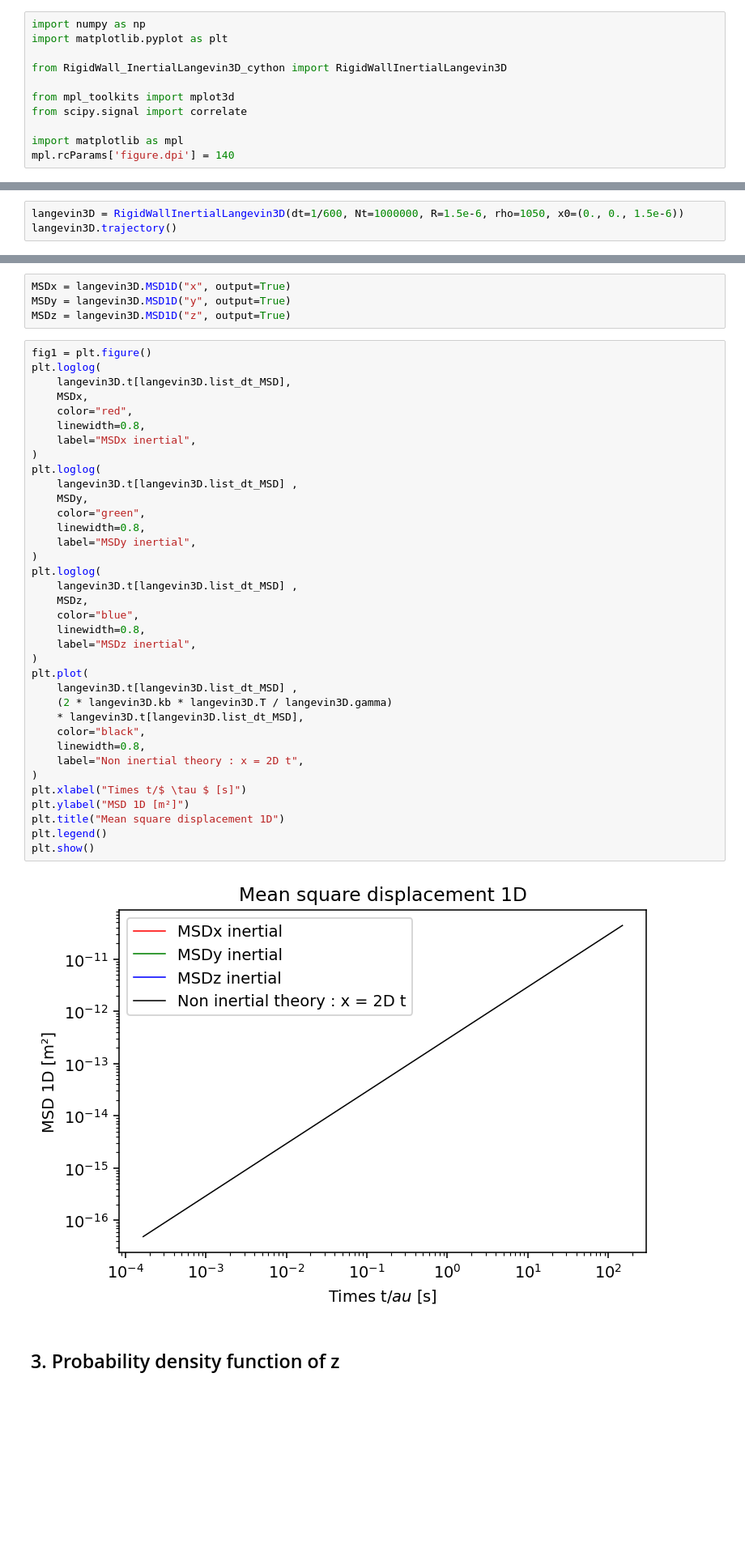
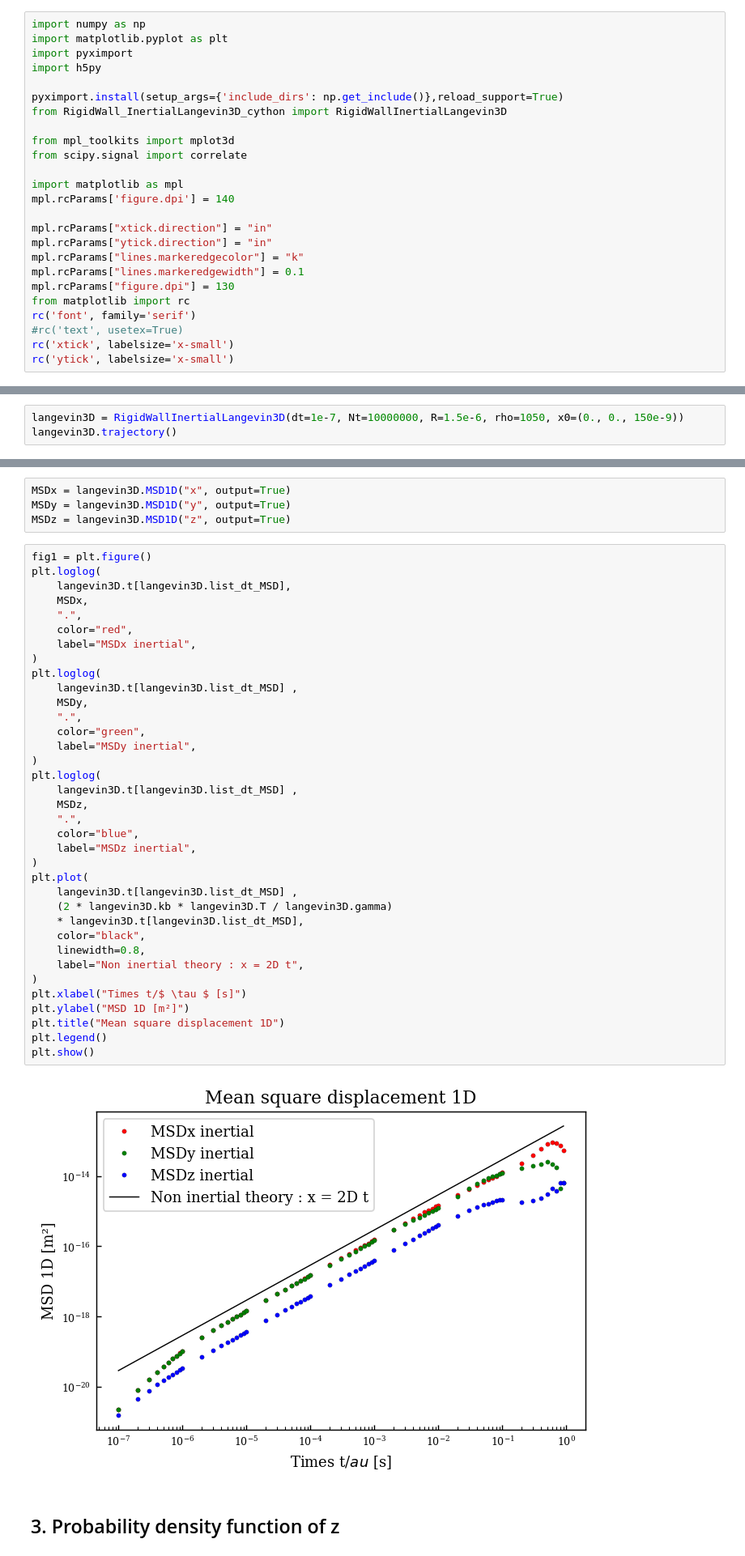
Before and after one commit to ElodieMillan/Brownian-particle-near-wall, a Jupyter notebook: OptimizedCython/ResultsRigidWall_Inertial_CYTHON.ipynb, the cells around one changed output, grey strips where cells are left out. Shown at 81% size. Drawn from its saved outputs; the diff is of its cells as text; blank space fills up the shorter version.

```diff
--- a/OptimizedCython/ResultsRigidWall_Inertial_CYTHON.ipynb
+++ b/OptimizedCython/ResultsRigidWall_Inertial_CYTHON.ipynb
@@ -1,7 +1,10 @@
 # %%
 import numpy as np
 import matplotlib.pyplot as plt
+import pyximport
+import h5py
 
+pyximport.install(setup_args={'include_dirs': np.get_include()},reload_support=True)
 from RigidWall_InertialLangevin3D_cython import RigidWallInertialLangevin3D
 
 from mpl_toolkits import mplot3d
@@ -9,3 +12,14 @@ from scipy.signal import correlate
 
 import matplotlib as mpl
 mpl.rcParams['figure.dpi'] = 140
+
+mpl.rcParams["xtick.direction"] = "in"
+mpl.rcParams["ytick.direction"] = "in"
+mpl.rcParams["lines.markeredgecolor"] = "k"
+mpl.rcParams["lines.markeredgewidth"] = 0.1
+mpl.rcParams["figure.dpi"] = 130
+from matplotlib import rc
+rc('font', family='serif')
+#rc('text', usetex=True)
+rc('xtick', labelsize='x-small')
+rc('ytick', labelsize='x-small')
@@ -61,5 +116,5 @@ if axis == "z":
     if xi <= 0:
     xi = -xi
 # %%
-langevin3D = RigidWallInertialLangevin3D(dt=1/600, Nt=1000000, R=1.5e-6, rho=1050, x0=(0., 0., 1.5e-6))
+langevin3D = RigidWallInertialLangevin3D(dt=1e-7, Nt=10000000, R=1.5e-6, rho=1050, x0=(0., 0., 150e-9))
 langevin3D.trajectory()
@@ -85,39 +155,39 @@ fig1 = plt.figure()
 plt.loglog(
     langevin3D.t[langevin3D.list_dt_MSD],
     MSDx,
+    ".",
     color="red",
-    linewidth=0.8,
     label="MSDx inertial",
 )
 plt.loglog(
     langevin3D.t[langevin3D.list_dt_MSD] ,
     MSDy,
+    ".",
     color="green",
-    linewidth=0.8,
     label="MSDy inertial",
 )
 plt.loglog(
     langevin3D.t[langevin3D.list_dt_MSD] ,
     MSDz,
+    ".",
     color="blue",
-    linewidth=0.8,
     label="MSDz inertial",
 )
 plt.plot(
     langevin3D.t[langevin3D.list_dt_MSD] ,
     (2 * langevin3D.kb * langevin3D.T / langevin3D.gamma)
     * langevin3D.t[langevin3D.list_dt_MSD],
     color="black",
     linewidth=0.8,
     label="Non inertial theory : x = 2D t",
 )
 plt.xlabel("Times t/$ \tau $ [s]")
 plt.ylabel("MSD 1D [m²]")
 plt.title("Mean square displacement 1D")
 plt.legend()
 plt.show()
 # %% [output]
-[figure, old version]
+[figure, new version]
 # %% [markdown]
 ## 3. Probability density function of z
 # %%
```
Also changed, not shown: parts of 22 cells of this notebook, 20 other files.
